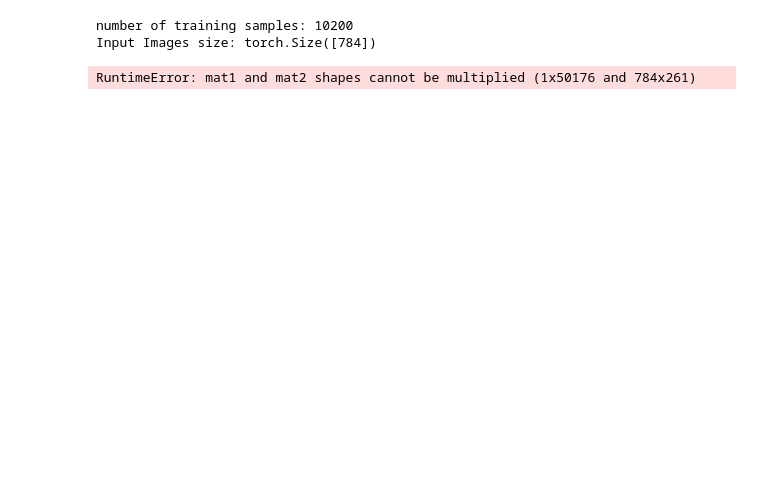
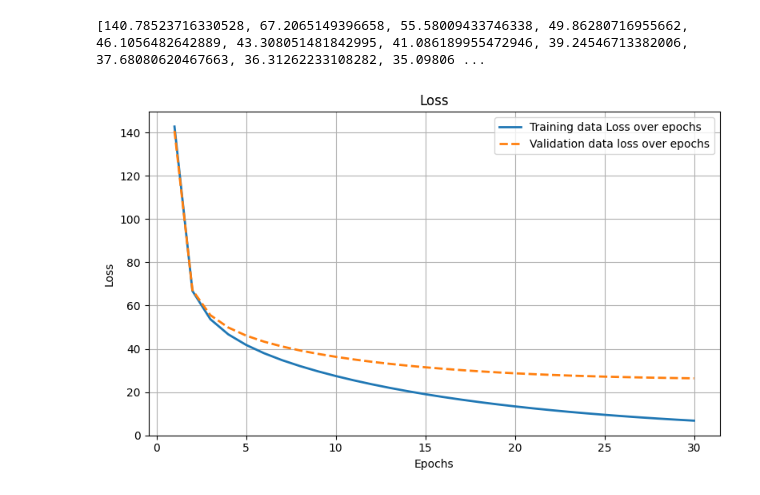
Before and after one commit to moHani11/ML-Assignment-2, a Jupyter notebook: problem2Notebook.ipynb, the cells around one changed output. Saved outputs shown, nothing was run; the diff lists cells and outputs as text; code cells hidden in the pictures; blank space fills up the shorter version.

Commit message:
Plotting validation vs training curves

```diff
--- a/problem2Notebook.ipynb
+++ b/problem2Notebook.ipynb
@@ -12,0 +23,7 @@ from CustomNeuralNetwork import customNet
+# %%
+INPUT_DATA_SIZE = 784
+NUM_CLASSES = 10
+LEARNING_RATE = 0.03
+
+
+myNet = customNet(INPUT_DATA_SIZE, NUM_CLASSES, LEARNING_RATE)
@@ -12,0 +34,5 @@ from CustomNeuralNetwork import customNet
+# %%
+batch_size = 64
+epochs = 30
+
+myNet.train(x_train, y_train, x_val, y_val, batch_size=batch_size, epochs=epochs)
@@ -13,10 +57,16 @@ from CustomNeuralNetwork import customNet
+# %%
+
+trainingLoss = myNet.getTrainingLoss()
+validationLoss = myNet.getValidationLoss()
+epochs = list(range(1, len(trainingLoss)+1))
+
+print(validationLoss)
+# %% [output]
+[140.78523716330528, 67.2065149396658, 55.58009433746338, 49.86280716955662, 46.1056482642889, 43.308051481842995, 41.086189955472946, 39.24546713382006, 37.68080620467663, 36.31262233108282, 35.09806 ...
 # %%
 
-x_train, x_val, y_train, y_val = load_train_val(pytorch=True)
+from helperPlots import plot_two_curves
 
-# print(x_train[0])
-print(f"number of training samples: {len(x_train)}")
-print(f"Input Images size: {x_train[0].shape}")
+plot_two_curves(epochs, trainingLoss, validationLoss, "Training data Loss over epochs", "Validation data loss over epochs", "Loss", "Epochs", "Loss")
 # %% [output]
-number of training samples: 10200
-Input Images size: torch.Size([784])
+[figure, added]
@@ -30,6 +72,0 @@ myNet = customNet(INPUT_DATA_SIZE, NUM_CLASSES, LEARNING_RATE)
-# %%
-batch_size = 64
-epochs = 1
-myNet.train(x_train, y_train, batch_size=batch_size, epochs=epochs)
-# %% [output]
-RuntimeError: mat1 and mat2 shapes cannot be multiplied (1x50176 and 784x261)
```
Also changed, not shown: parts of 5 cells of this notebook, 1 other file.
